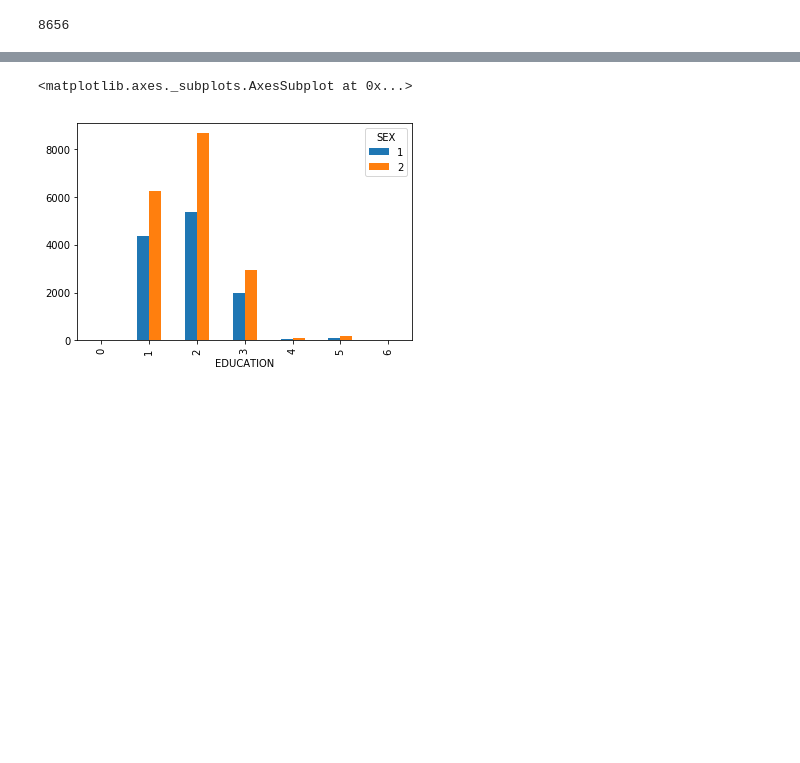
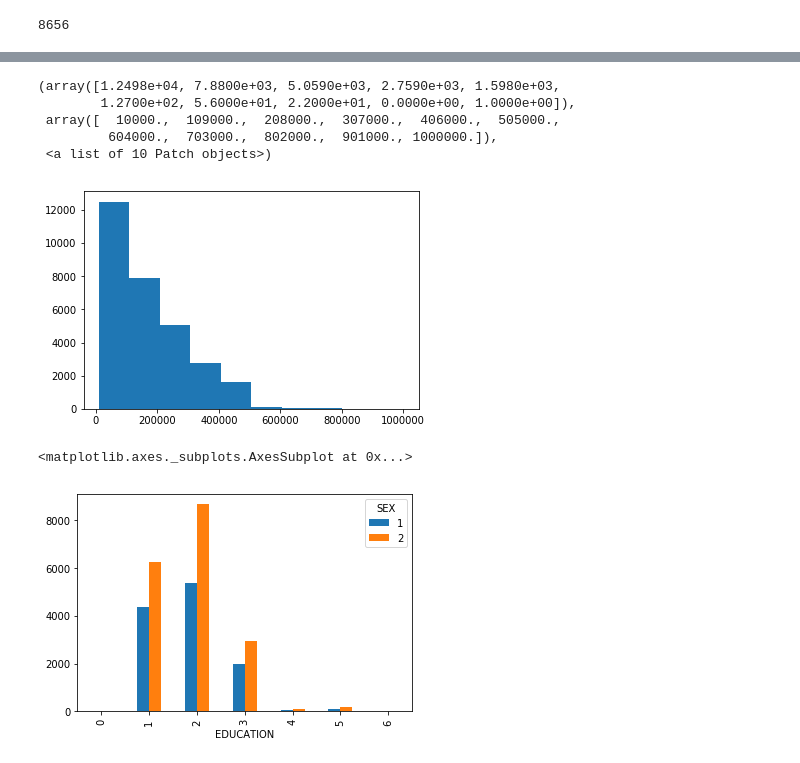
Before and after one commit to marinaTur/sfml, a Jupyter notebook: hw_01/hw1-task.ipynb, the cells around one changed output, grey strips where cells are left out. Saved outputs shown, nothing was run; the diff lists cells and outputs as text; code cells hidden in the pictures; blank space fills up the shorter version.

```diff
--- a/hw_01/hw1-task.ipynb
+++ b/hw_01/hw1-task.ipynb
@@ -2,7 +2,7 @@
 import pandas as pd
 # %%
 # (1) Используя параметры pandas прочитать красиво пандас (подвох что заголовки - первые 2 линии)
-df = pd.read_csv #TODO
+df = pd.read_csv('default_of_credit_card_clients.csv',sep=';',skiprows=1) #TODO
 # %%
 df.head()
 # %% [output]
@@ -43,3 +124,19 @@ df.pivot_table #TODO
 # принимает значение F, если значение LIMIT_BAL >700000
 
 #TODO
+# %%
+def limit_flag(LIMIT_BAL):
+    if LIMIT_BAL <=10000:
+        return "A"
+    elif LIMIT_BAL <=100000 and LIMIT_BAL >10000:
+        return "B"
+    elif LIMIT_BAL <=200000 and LIMIT_BAL >100000:
+        return "C"
+    elif LIMIT_BAL <=400000 and LIMIT_BAL >200000:
+        return "D"
+    elif LIMIT_BAL <=700000 and LIMIT_BAL >400000:
+        return "E"
+    elif LIMIT_BAL >700000:
+        return "F"
+# %%
+df["LIMIT_BAL_FLAG"] = df["LIMIT_BAL"].map(limit_flag)
@@ -52,3 +159,13 @@ df #TODO
+# %%
+#TODO
+plt.hist(df["LIMIT_BAL"])
+# %% [output]
+(array([1.2498e+04, 7.8800e+03, 5.0590e+03, 2.7590e+03, 1.5980e+03,
+        1.2700e+02, 5.6000e+01, 2.2000e+01, 0.0000e+00, 1.0000e+00]),
+ array([  10000.,  109000.,  208000.,  307000.,  406000.,  505000.,
+         604000.,  703000.,  802000.,  901000., 1000000.]),
+ <a list of 10 Patch objects>)
+[figure, added]
 # %%
 # (8) построить зависимость кредитного лимита от образования для каждого пола
 # график необходимо сделать очень широким (на весь экран)
```
Also changed, not shown: parts of 19 cells of this notebook.
